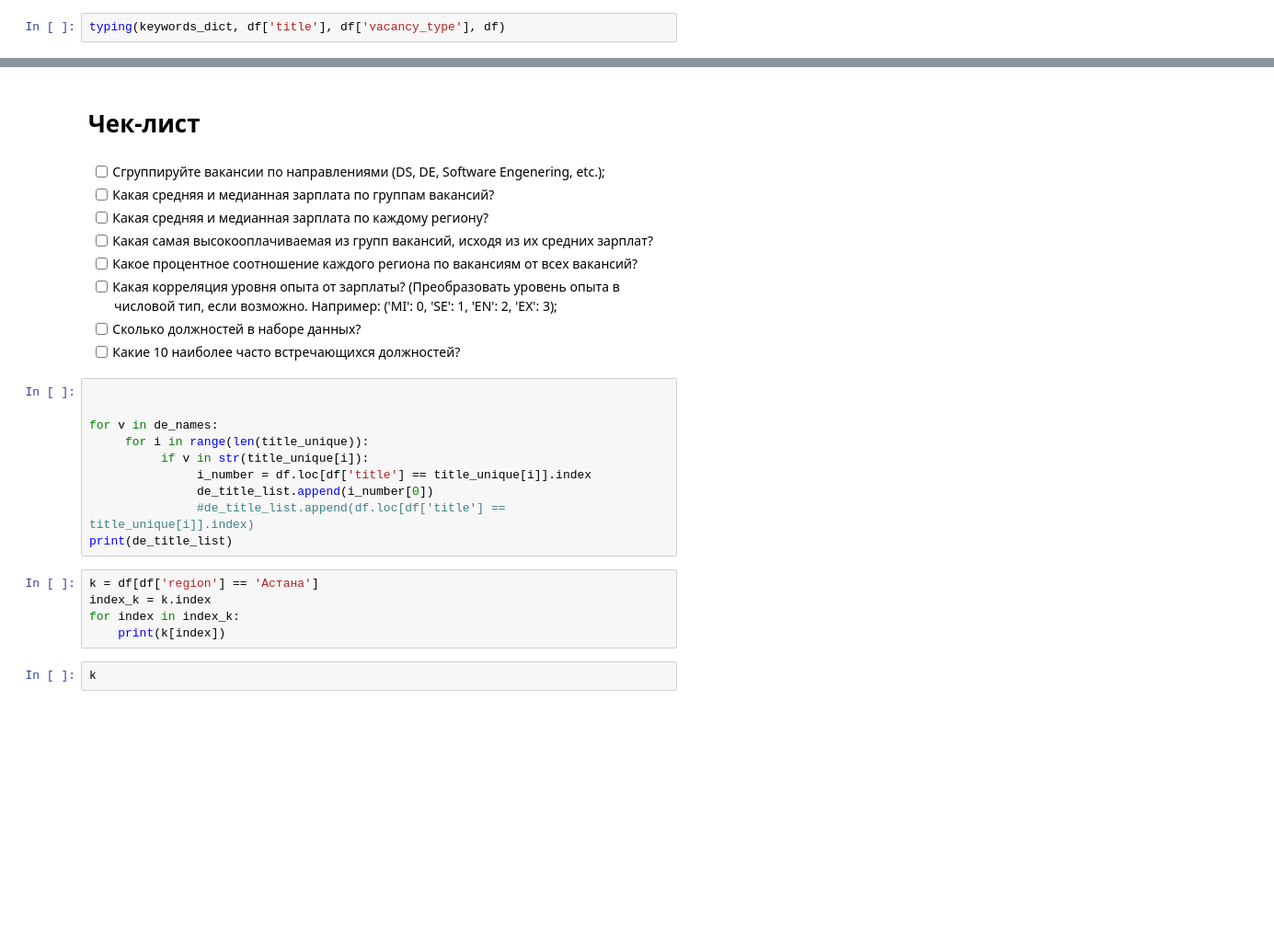
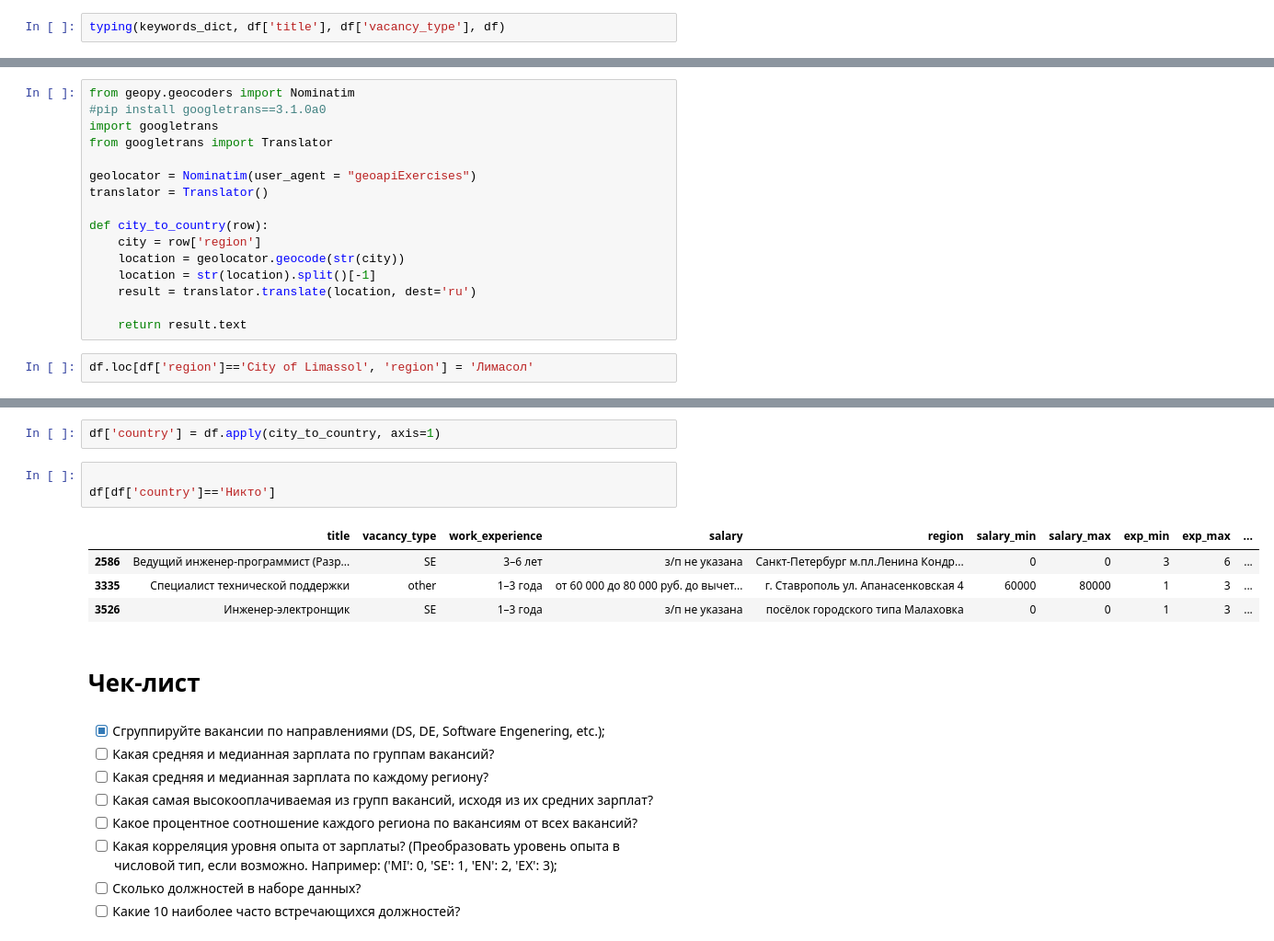
Before and after one commit to Lipetskiy/DE_Sprint, a Jupyter notebook: practicum_4/practicum_4.ipynb, the cells around one changed output, grey strips where cells are left out. Shown: that part at 92% size. Saved outputs shown, nothing was run; the diff lists cells and outputs as text; blank space fills up the shorter version.

```diff
--- a/practicum_4/practicum_4.ipynb
+++ b/practicum_4/practicum_4.ipynb
@@ -632,0 +564,18 @@ df
+# %%
+from geopy.geocoders import Nominatim
+#pip install googletrans==3.1.0a0
+import googletrans
+from googletrans import Translator
+
+geolocator = Nominatim(user_agent = "geoapiExercises")
+translator = Translator()
+
+def city_to_country(row):
+    city = row['region']
+    location = geolocator.geocode(str(city))
+    location = str(location).split()[-1]
+    result = translator.translate(location, dest='ru')
+
+    return result.text
+# %%
+df.loc[df['region']=='City of Limassol', 'region'] = 'Лимасол'
@@ -633,7 +656,17 @@ df
+# %%
+df['country'] = df.apply(city_to_country, axis=1)
+# %%
+
+df[df['country']=='Никто']
+# %% [output]
+|  | title | vacancy_type | work_experience | salary | region | salary_min | salary_max | exp_min | exp_max | ... |
+| 2586 | Ведущий инженер-программист (Разр... | SE | 3–6 лет | з/п не указана | Санкт-Петербург м.пл.Ленина Кондр... | 0 | 0 | 3 | 6 | ... |
+| 3335 | Специалист технической поддержки | other | 1–3 года | от 60 000 до 80 000 руб. до вычет... | г. Ставрополь ул. Апанасенковская 4 | 60000 | 80000 | 1 | 3 | ... |
+| 3526 | Инженер-электронщик | SE | 1–3 года | з/п не указана | посёлок городского типа Малаховка | 0 | 0 | 1 | 3 | ... |
 # %% [markdown]
 # Чек-лист
 # %% [markdown]
-- [ ]  Сгруппируйте вакансии по направлениями (DS, DE, Software Engenering, etc.);
+- [x]  Сгруппируйте вакансии по направлениями (DS, DE, Software Engenering, etc.);
 - [ ]  Какая средняя и медианная зарплата по группам вакансий?
 - [ ]  Какая средняя и медианная зарплата по каждому региону?
 - [ ]  Какая самая высокооплачиваемая из групп вакансий, исходя из их средних зарплат?
@@ -641,20 +674,3 @@ df
 - [ ]  Какая корреляция уровня опыта от зарплаты? (Преобразовать уровень опыта в числовой тип, если возможно. Например: ('MI': 0, 'SE': 1, 'EN': 2, 'EX': 3);
 - [ ]  Сколько должностей в наборе данных?
 - [ ]  Какие 10 наиболее часто встречающихся должностей?
-# %%
-
-
-for v in de_names:
-     for i in range(len(title_unique)):
-          if v in str(title_unique[i]):
-               i_number = df.loc[df['title'] == title_unique[i]].index
-               de_title_list.append(i_number[0])
-               #de_title_list.append(df.loc[df['title'] == title_unique[i]].index)
-print(de_title_list)
-# %%
-k = df[df['region'] == 'Астана']
-index_k = k.index
-for index in index_k:
-    print(k[index])
-# %%
-k
```
Also changed, not shown: parts of 40 cells of this notebook.
